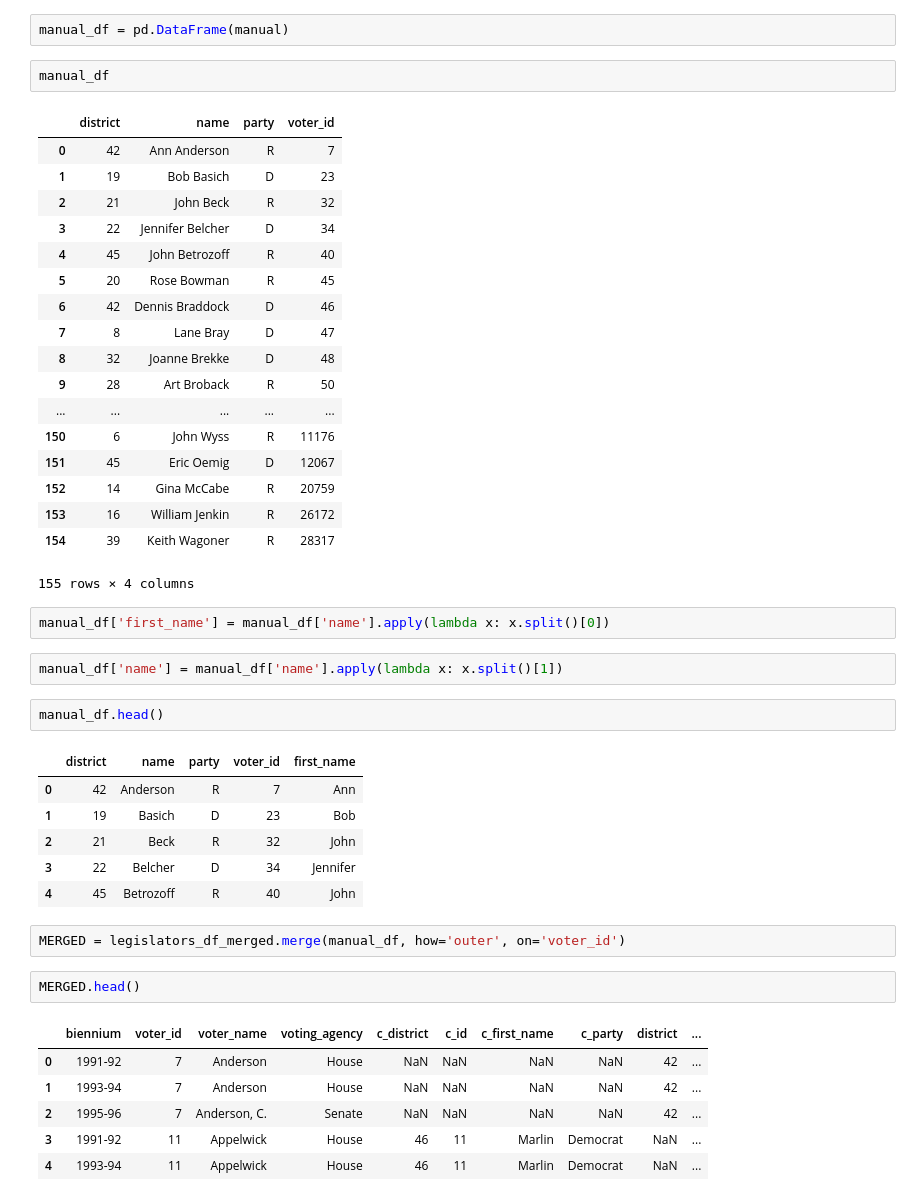
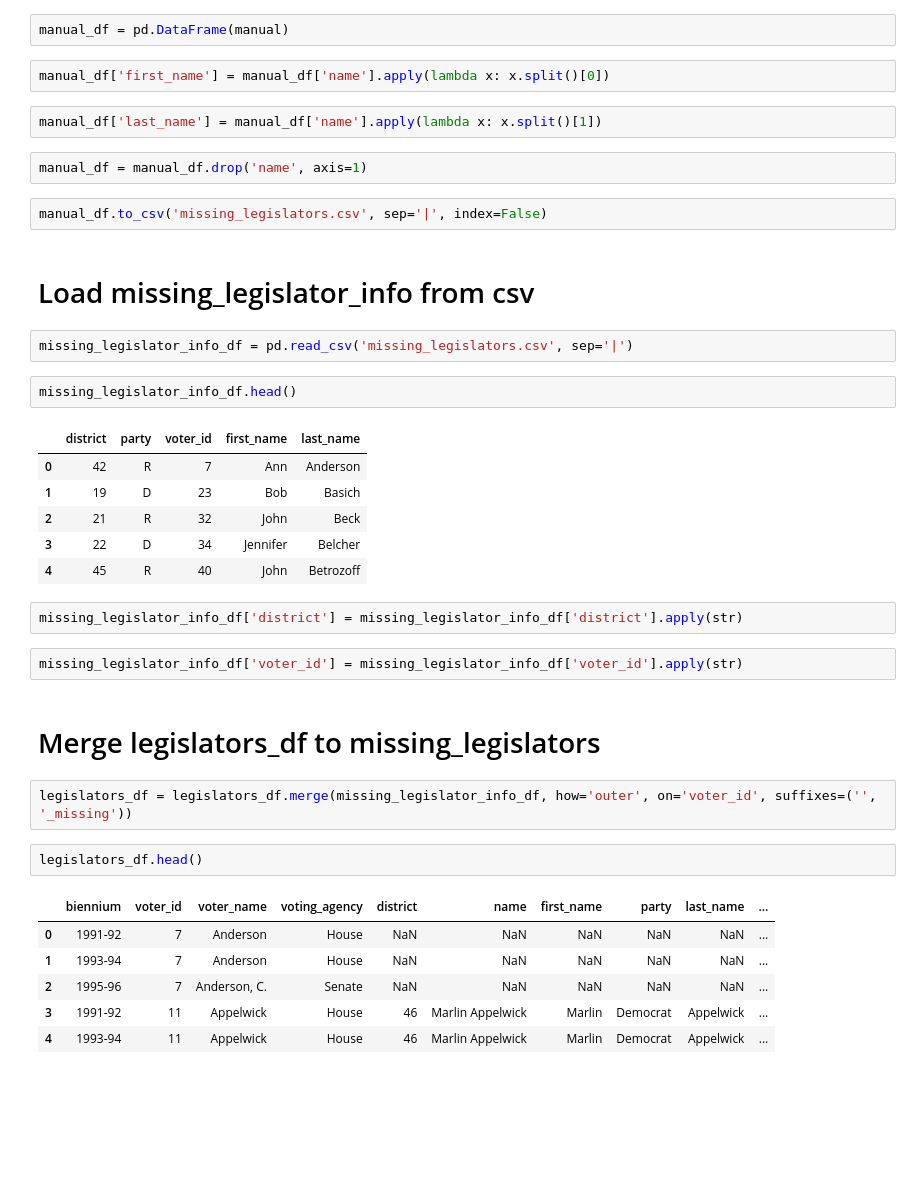
Before and after one commit to ekarboski/washington_state_legislation, a Jupyter notebook: Merging_votes_to_committee_data.ipynb, the cells around one changed output. Drawn from its saved outputs; the diff is of its cells as text; blank space fills up the shorter version.

Commit message:
Add missing_legislators.csv and create finalized leglislator_df

```diff
--- a/Merging_votes_to_committee_data.ipynb
+++ b/Merging_votes_to_committee_data.ipynb
@@ -239,48 +218,41 @@ manual = [{'name': 'Ann Anderson', 'voter_id': '7', 'district': '42', 'party': '
 # %%
 manual_df = pd.DataFrame(manual)
-# %%
-manual_df
-# %% [output]
-|  | district | name | party | voter_id |
-| 0 | 42 | Ann Anderson | R | 7 |
-| 1 | 19 | Bob Basich | D | 23 |
-| 2 | 21 | John Beck | R | 32 |
-| 3 | 22 | Jennifer Belcher | D | 34 |
-| 4 | 45 | John Betrozoff | R | 40 |
-| 5 | 20 | Rose Bowman | R | 45 |
-| 6 | 42 | Dennis Braddock | D | 46 |
-| 7 | 8 | Lane Bray | D | 47 |
-| 8 | 32 | Joanne Brekke | D | 48 |
-| 9 | 28 | Art Broback | R | 50 |
-| ... | ... | ... | ... | ... |
-| 150 | 6 | John Wyss | R | 11176 |
-| 151 | 45 | Eric Oemig | D | 12067 |
-| 152 | 14 | Gina McCabe | R | 20759 |
-| 153 | 16 | William Jenkin | R | 26172 |
-| 154 | 39 | Keith Wagoner | R | 28317 |
-155 rows × 4 columns
 # %%
 manual_df['first_name'] = manual_df['name'].apply(lambda x: x.split()[0])
 # %%
-manual_df['name'] = manual_df['name'].apply(lambda x: x.split()[1])
+manual_df['last_name'] = manual_df['name'].apply(lambda x: x.split()[1])
+# %%
+manual_df = manual_df.drop('name', axis=1)
+# %%
+manual_df.to_csv('missing_legislators.csv', sep='|', index=False)
+# %% [markdown]
+# Load missing_legislator_info from csv
+# %%
+missing_legislator_info_df = pd.read_csv('missing_legislators.csv', sep='|')
 # %%
-manual_df.head()
+missing_legislator_info_df.head()
 # %% [output]
-|  | district | name | party | voter_id | first_name |
-| 0 | 42 | Anderson | R | 7 | Ann |
-| 1 | 19 | Basich | D | 23 | Bob |
-| 2 | 21 | Beck | R | 32 | John |
-| 3 | 22 | Belcher | D | 34 | Jennifer |
-| 4 | 45 | Betrozoff | R | 40 | John |
+|  | district | party | voter_id | first_name | last_name |
+| 0 | 42 | R | 7 | Ann | Anderson |
+| 1 | 19 | D | 23 | Bob | Basich |
+| 2 | 21 | R | 32 | John | Beck |
+| 3 | 22 | D | 34 | Jennifer | Belcher |
+| 4 | 45 | R | 40 | John | Betrozoff |
+# %%
+missing_legislator_info_df['district'] = missing_legislator_info_df['district'].apply(str)
+# %%
+missing_legislator_info_df['voter_id'] = missing_legislator_info_df['voter_id'].apply(str)
+# %% [markdown]
+# Merge legislators_df to missing_legislators
 # %%
-MERGED = legislators_df_merged.merge(manual_df, how='outer', on='voter_id')
+legislators_df = legislators_df.merge(missing_legislator_info_df, how='outer', on='voter_id', suffixes=('', '_missing'))
 # %%
-MERGED.head()
+legislators_df.head()
 # %% [output]
-|  | biennium | voter_id | voter_name | voting_agency | c_district | c_id | c_first_name | c_party | district | ... |
-| 0 | 1991-92 | 7 | Anderson | House | NaN | NaN | NaN | NaN | 42 | ... |
-| 1 | 1993-94 | 7 | Anderson | House | NaN | NaN | NaN | NaN | 42 | ... |
-| 2 | 1995-96 | 7 | Anderson, C. | Senate | NaN | NaN | NaN | NaN | 42 | ... |
-| 3 | 1991-92 | 11 | Appelwick | House | 46 | 11 | Marlin | Democrat | NaN | ... |
-| 4 | 1993-94 | 11 | Appelwick | House | 46 | 11 | Marlin | Democrat | NaN | ... |
+|  | biennium | voter_id | voter_name | voting_agency | district | name | first_name | party | last_name | ... |
+| 0 | 1991-92 | 7 | Anderson | House | NaN | NaN | NaN | NaN | NaN | ... |
+| 1 | 1993-94 | 7 | Anderson | House | NaN | NaN | NaN | NaN | NaN | ... |
+| 2 | 1995-96 | 7 | Anderson, C. | Senate | NaN | NaN | NaN | NaN | NaN | ... |
+| 3 | 1991-92 | 11 | Appelwick | House | 46 | Marlin Appelwick | Marlin | Democrat | Appelwick | ... |
+| 4 | 1993-94 | 11 | Appelwick | House | 46 | Marlin Appelwick | Marlin | Democrat | Appelwick | ... |
 # %%
```
Also changed, not shown: parts of 38 cells of this notebook, 1 other file.
